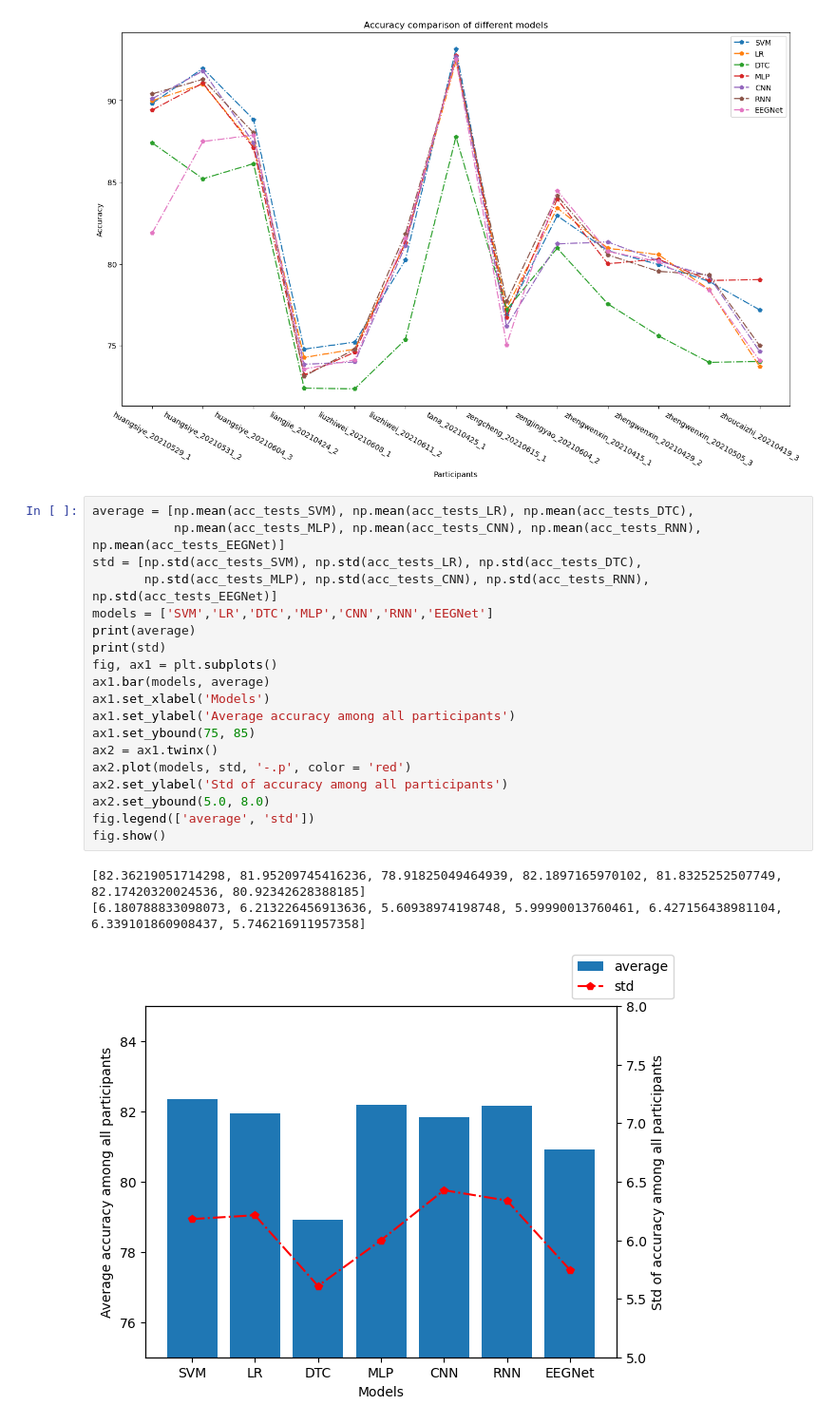
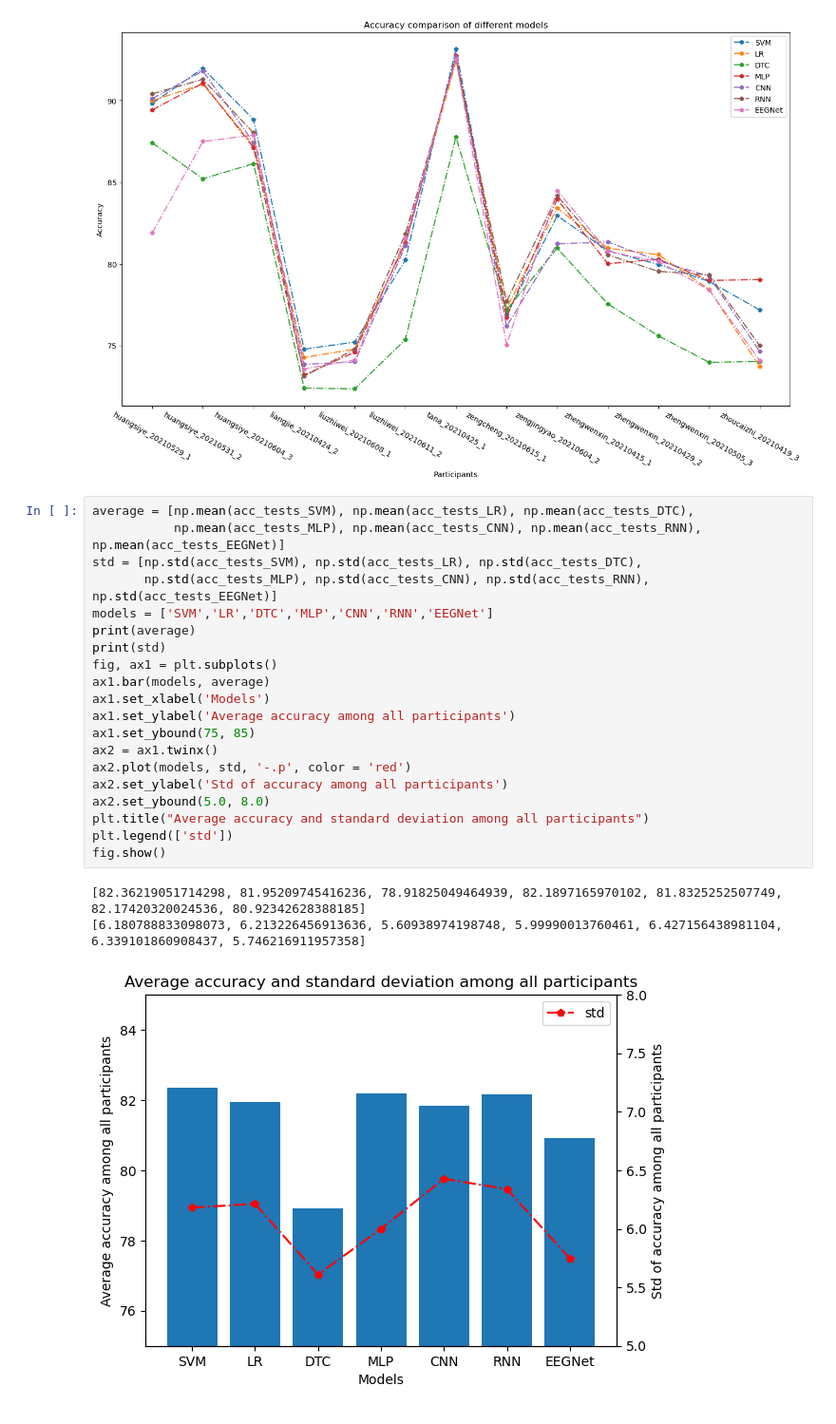
Before and after one commit to Herobrinelth/Focused-emotion-recognition-based-on-EEG-and-eye-movement-signals, a Jupyter notebook: Experiment.ipynb, the cells around one changed output. Shown at 95% size. Drawn from its saved outputs; the diff is of its cells as text.

```diff
--- a/Experiment.ipynb
+++ b/Experiment.ipynb
@@ -590,23 +590,24 @@ plt.show()
 # %%
 average = [np.mean(acc_tests_SVM), np.mean(acc_tests_LR), np.mean(acc_tests_DTC),
            np.mean(acc_tests_MLP), np.mean(acc_tests_CNN), np.mean(acc_tests_RNN), np.mean(acc_tests_EEGNet)]
 std = [np.std(acc_tests_SVM), np.std(acc_tests_LR), np.std(acc_tests_DTC),
        np.std(acc_tests_MLP), np.std(acc_tests_CNN), np.std(acc_tests_RNN), np.std(acc_tests_EEGNet)]
 models = ['SVM','LR','DTC','MLP','CNN','RNN','EEGNet']
 print(average)
 print(std)
 fig, ax1 = plt.subplots()
 ax1.bar(models, average)
 ax1.set_xlabel('Models')
 ax1.set_ylabel('Average accuracy among all participants')
 ax1.set_ybound(75, 85)
 ax2 = ax1.twinx()
 ax2.plot(models, std, '-.p', color = 'red')
 ax2.set_ylabel('Std of accuracy among all participants')
 ax2.set_ybound(5.0, 8.0)
-fig.legend(['average', 'std'])
+plt.title("Average accuracy and standard deviation among all participants")
+plt.legend(['std'])
 fig.show()
 # %% [output]
 [82.36219051714298, 81.95209745416236, 78.91825049464939, 82.1897165970102, 81.8325252507749, 82.17420320024536, 80.92342628388185]
 [6.180788833098073, 6.213226456913636, 5.60938974198748, 5.99990013760461, 6.427156438981104, 6.339101860908437, 5.746216911957358]
-[figure, old version]
+[figure, new version]
```
